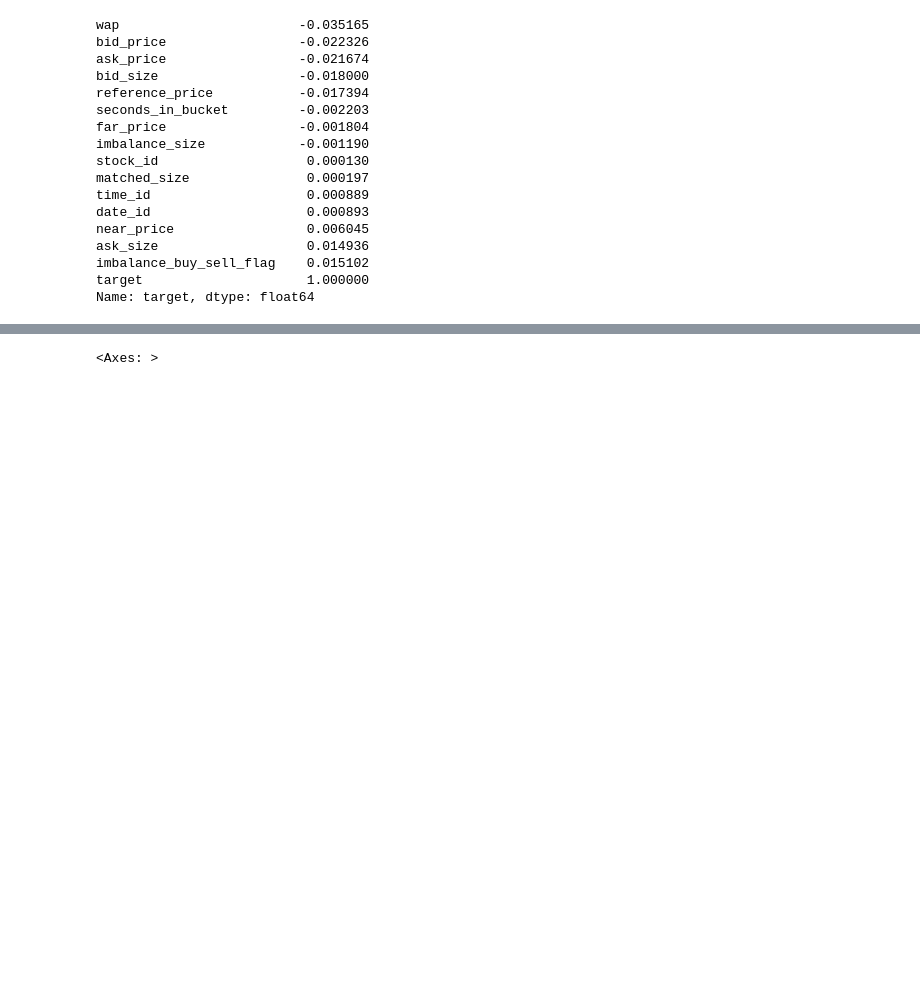
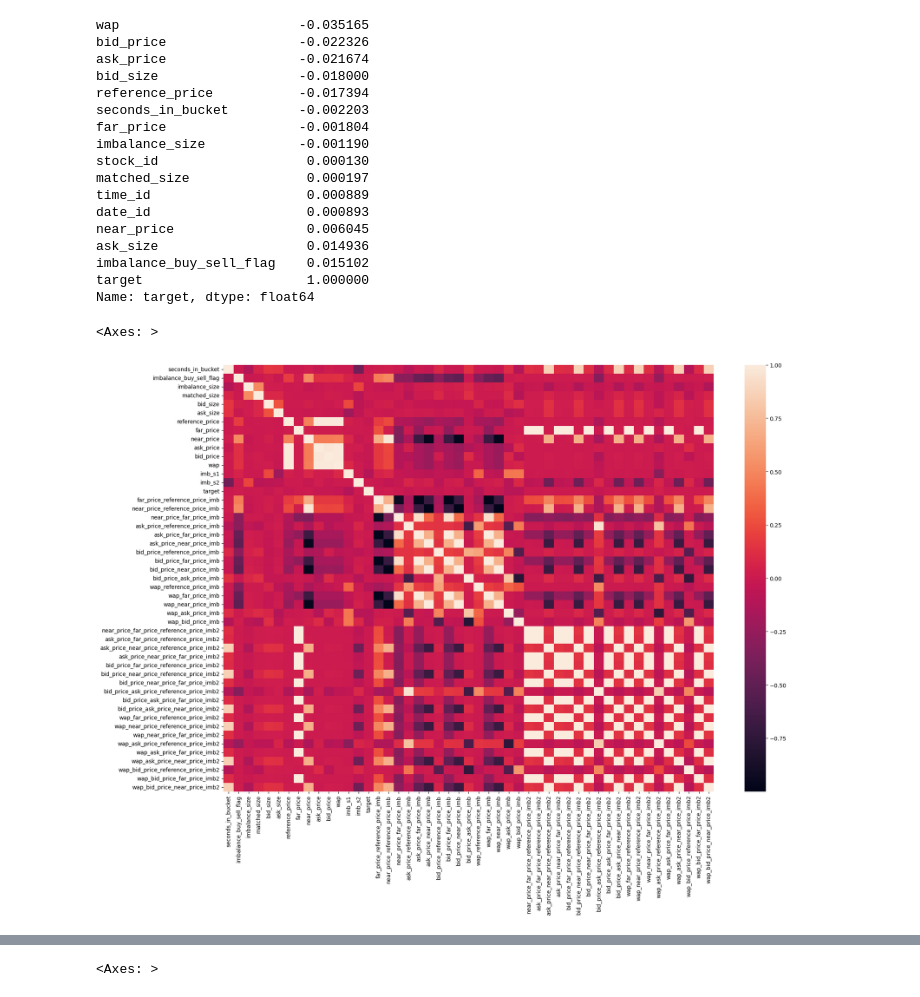
Before and after one commit to florencetsang/optiver2023, a Jupyter notebook: florence/optiver_2023.ipynb, the cells around one changed output, grey strips where cells are left out. Saved outputs shown, nothing was run; the diff lists cells and outputs as text; code cells hidden in the pictures; blank space fills up the shorter version.

```diff
--- a/florence/optiver_2023.ipynb
+++ b/florence/optiver_2023.ipynb
@@ -52,37 +47,34 @@ Index(['stock_id', 'date_id', 'seconds_in_bucket', 'imbalance_size',
 # %%
-import pandas as pd
 def enrich_features(df):
-    features = ['seconds_in_bucket', 'imbalance_buy_sell_flag',
-               'imbalance_size', 'matched_size', 'bid_size', 'ask_size',
-                'reference_price','far_price', 'near_price', 'ask_price', 'bid_price', 'wap',
-                'imb_s1', 'imb_s2','target'     ]
 
-    df['imb_s1'] = df.eval('(bid_size-ask_size)/(bid_size+ask_size)')
-    df['imb_s2'] = df.eval('(imbalance_size-matched_size)/(matched_size+imbalance_size)')
+    df_ = df.copy()
+
+    df_['imb_s1'] = df.eval('(bid_size-ask_size)/(bid_size+ask_size)')
+    df_['imb_s2'] = df.eval('(imbalance_size-matched_size)/(matched_size+imbalance_size)')
 
     prices = ['reference_price','far_price', 'near_price', 'ask_price', 'bid_price', 'wap']
 
     for i,a in enumerate(prices):
         for j,b in enumerate(prices):
             if i>j:
-                df[f'{a}_{b}_imb'] = df.eval(f'({a}-{b})/({a}+{b})')
+                df_[f'{a}_{b}_imb'] = df_.eval(f'({a}-{b})/({a}+{b})')
                 features.append(f'{a}_{b}_imb')
 
     for i,a in enumerate(prices):
         for j,b in enumerate(prices):
             for k,c in enumerate(prices):
                 if i>j and j>k:
-                    max_ = df[[a,b,c]].max(axis=1)
-                    min_ = df[[a,b,c]].min(axis=1)
-                    mid_ = df[[a,b,c]].sum(axis=1)-min_-max_
+                    max_ = df_[[a,b,c]].max(axis=1)
+                    min_ = df_[[a,b,c]].min(axis=1)
+                    mid_ = df_[[a,b,c]].sum(axis=1)-min_-max_
 
-                    df[f'{a}_{b}_{c}_imb2'] = (max_-mid_)/(mid_-min_ + 0.1)
+                    df_[f'{a}_{b}_{c}_imb2'] = (max_-mid_)/(mid_-min_ + 0.1)
                     features.append(f'{a}_{b}_{c}_imb2')
 
-    return df[features]
+    return df_
 
 # TRAINING = True
 # if TRAINING:
 #     df_train = pd.read_csv(f'{DATA_PATH}/train.csv')
 #     df_ = generate_features(df_train)
-df_ = generate_features(df_train)
+df_train_ = enrich_features(df_train)
@@ -112,3 +124,9 @@ ask_size                   0.014936
 imbalance_buy_sell_flag    0.015102
 target                     1.000000
 Name: target, dtype: float64
+# %%
+plt.figure(figsize=(20,14))
+sns.heatmap(df_train_[features].iloc[:, :-1].corr())
+# %% [output]
+<Axes: >
+[figure, added]
```
Also changed, not shown: parts of 18 cells of this notebook.
